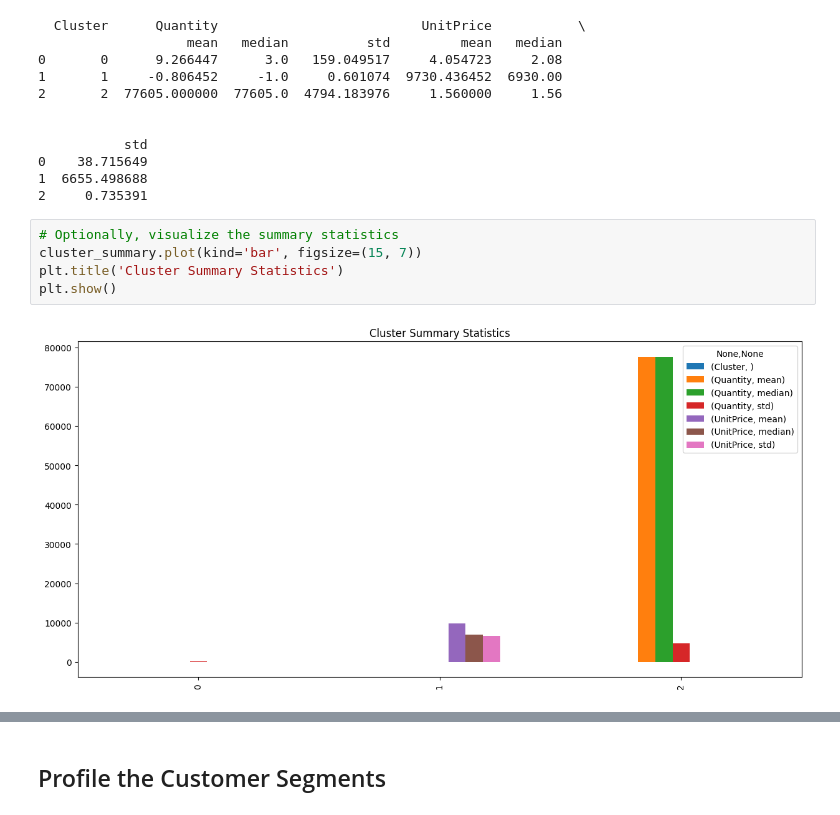
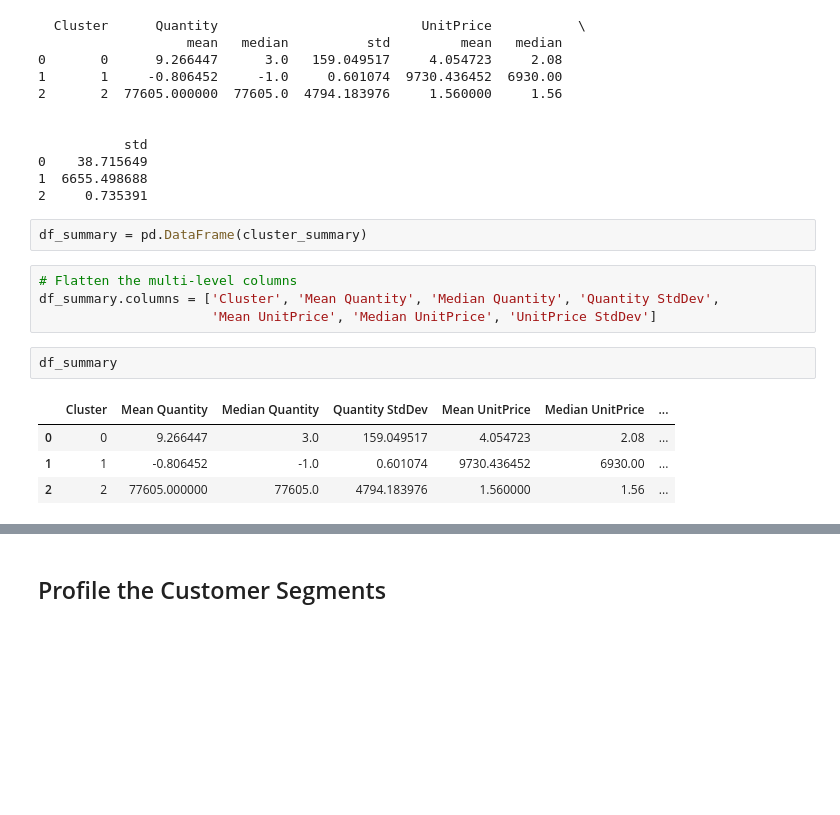
Before and after one commit to Jyotika-28/internship_project, a Jupyter notebook: Onlineretail_project.ipynb, the cells around one changed output, grey strips where cells are left out. Cells and saved outputs as stored; diff of their text form; blank space fills up the shorter version.

```diff
--- a/Onlineretail_project.ipynb
+++ b/Onlineretail_project.ipynb
@@ -348,9 +348,15 @@ print(cluster_summary)
 1  6655.498688
 2     0.735391
 # %%
-# Optionally, visualize the summary statistics
-cluster_summary.plot(kind='bar', figsize=(15, 7))
-plt.title('Cluster Summary Statistics')
-plt.show()
+df_summary = pd.DataFrame(cluster_summary)
-# %% [output]
-[figure, removed]
+# %%
+# Flatten the multi-level columns
+df_summary.columns = ['Cluster', 'Mean Quantity', 'Median Quantity', 'Quantity StdDev',
+                      'Mean UnitPrice', 'Median UnitPrice', 'UnitPrice StdDev']
+# %%
+df_summary
+# %% [output]
+|  | Cluster | Mean Quantity | Median Quantity | Quantity StdDev | Mean UnitPrice | Median UnitPrice | ... |
+| 0 | 0 | 9.266447 | 3.0 | 159.049517 | 4.054723 | 2.08 | ... |
+| 1 | 1 | -0.806452 | -1.0 | 0.601074 | 9730.436452 | 6930.00 | ... |
+| 2 | 2 | 77605.000000 | 77605.0 | 4794.183976 | 1.560000 | 1.56 | ... |
```
Also changed, not shown: parts of 1 cell of this notebook.
